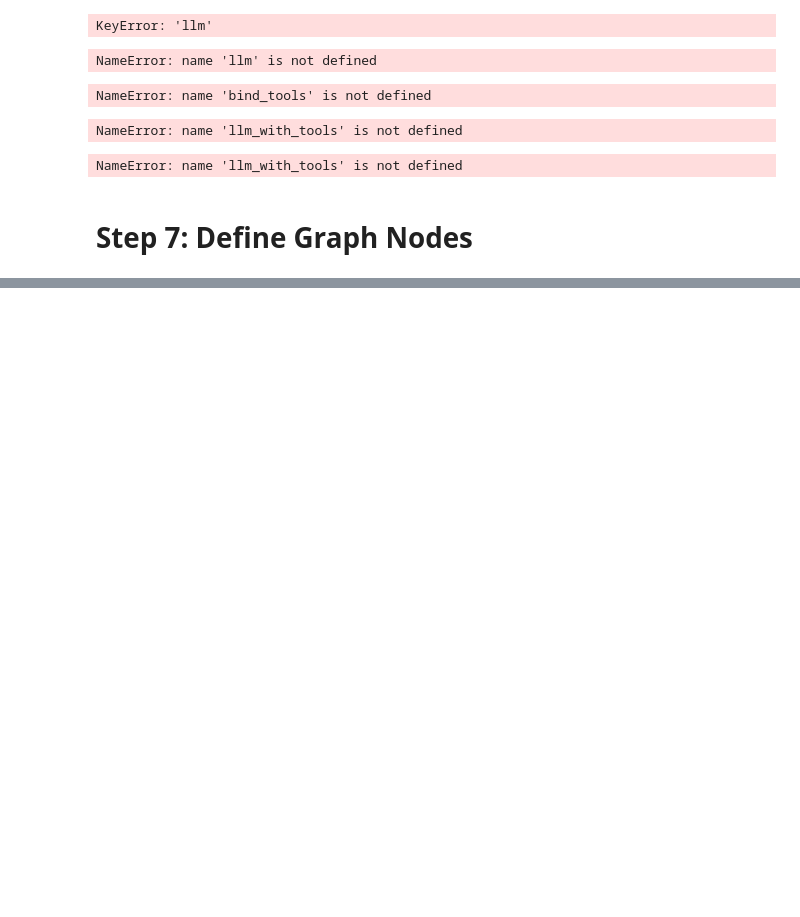
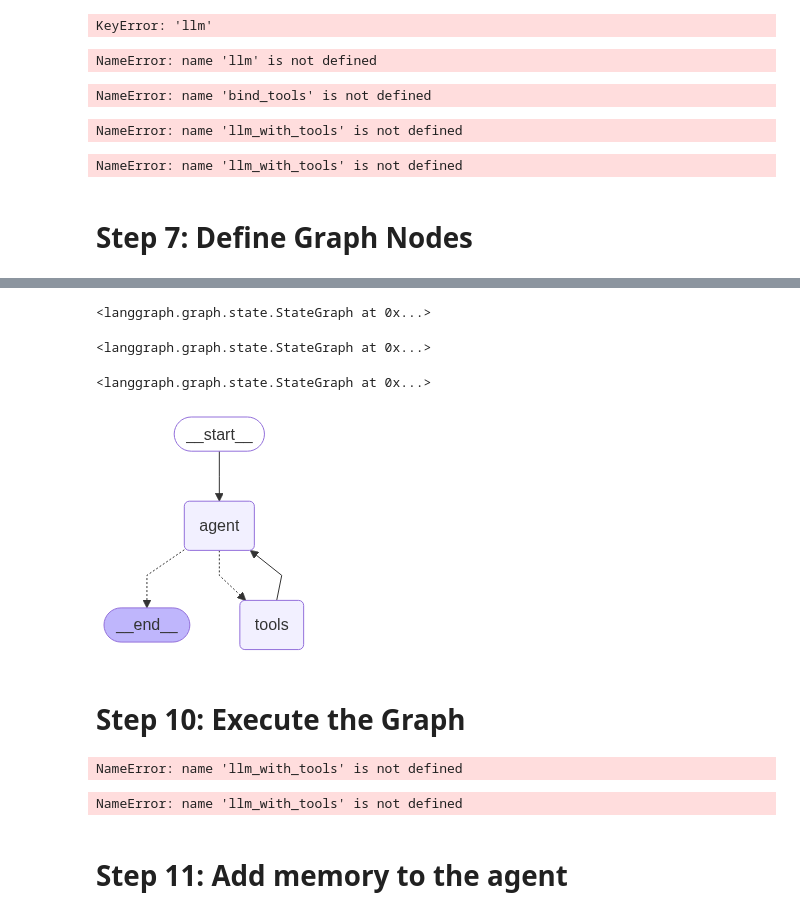
Before and after one commit to visilvestre/MarTechAgent, a Jupyter notebook: notebooks/agent.ipynb, the cells around one changed output, grey strips where cells are left out. Cells and saved outputs as stored; diff of their text form; code cells hidden in the pictures; blank space fills up the shorter version.

Commit message:
agent.ipynb finalized

```diff
--- a/notebooks/agent.ipynb
+++ b/notebooks/agent.ipynb
@@ -308,0 +404,41 @@ NameError: name 'llm_with_tools' is not defined
+# %%
+"""
+Add nodes to the graph using the add_node function
+"""
+# Add a agent node. The agent node should run the agent function
+graph.add_node("agent", agent)
+# Add a tools node. The tools node should run the tool_node function
+graph.add_node("tools", tool_node)
+# %% [output]
+<langgraph.graph.state.StateGraph at 0x...>
+# %%
+# Add fixed edges to the graph using the add_edge method
+
+# Add an edge from the START node to the agent node
+graph.add_edge(START, "agent")
+
+# Add an edge from the tools node to the agent node
+graph.add_edge("tools", "agent")
+# %% [output]
+<langgraph.graph.state.StateGraph at 0x...>
+# %%
+# Use the add_conditional_edges method to add a conditional edge from the agent node to the tools node based on the output of the route_tools function
+
+graph.add_conditional_edges(
+    "agent",
+    route_tools,
+    {"tools":"tools", END: END},
+    )
+# %% [output]
+<langgraph.graph.state.StateGraph at 0x...>
+# %%
+app = graph.compile()
+# %%
+try:
+    display(Image(app.get_graph().draw_mermaid_png()))
+except Exception as e:
+    pass
+# %% [output]
+[figure, added]
+# %% [markdown]
+# Step 10: Execute the Graph
@@ -308,0 +461,11 @@ NameError: name 'llm_with_tools' is not defined
+# %%
+execute_graph("Give me a summary of the page titled Create a MongoDB Deployment.")
+# %% [output]
+NameError: name 'llm_with_tools' is not defined
+# %%
+# Teste the graph execution to view end-to-end flow
+execute_graph("Give me a summary of the page titled Create a MongoDB Deployment.")
+# %% [output]
+NameError: name 'llm_with_tools' is not defined
+# %% [markdown]
+# Step 11: Add memory to the agent
```
Also changed, not shown: parts of 17 cells of this notebook.
